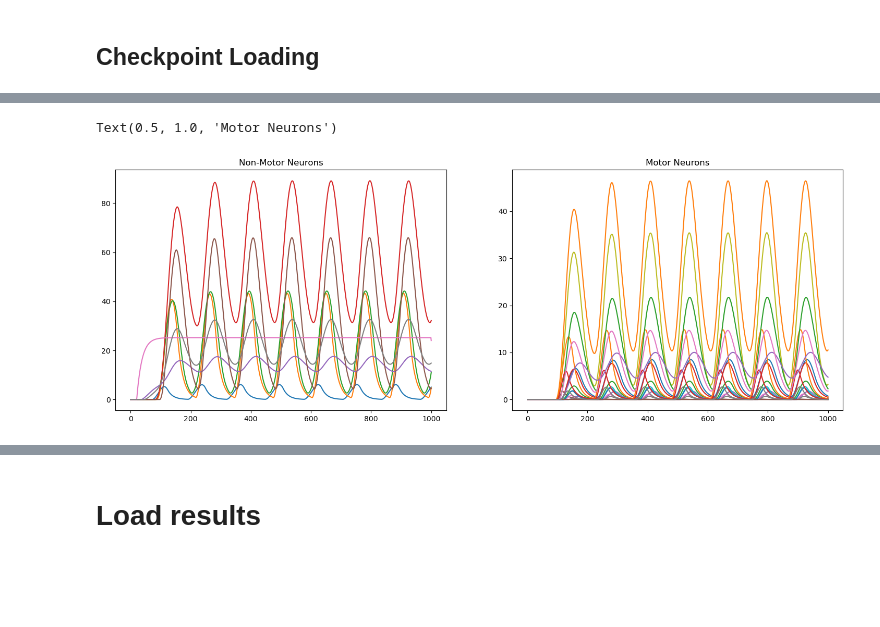
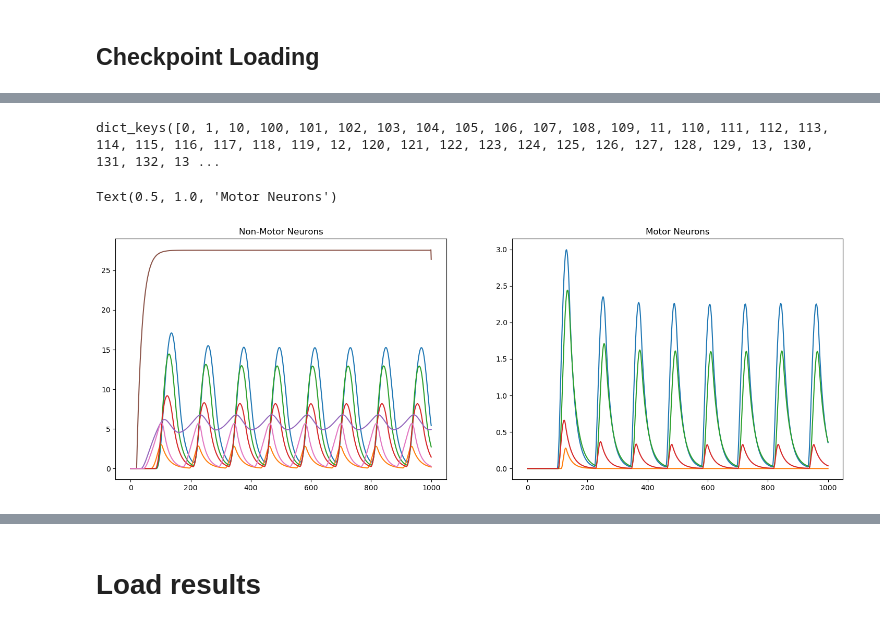
Before and after one commit to smpuglie/Pugliese_cpg_2025, a Jupyter notebook: notebooks/run_config.ipynb, the cells around one changed output, grey strips where cells are left out. Cells and saved outputs as stored; diff of their text form; code cells hidden in the pictures; blank space fills up the shorter version.

Commit message:
fixed checkpoint loading

```diff
--- a/notebooks/run_config.ipynb
+++ b/notebooks/run_config.ipynb
@@ -102,7 +102,7 @@ def print_dict_shapes(data, prefix="", max_depth=10, current_depth=0):
 # %% [output]
 Using diffeqsolve-based neural simulation (original)
 # %%
-experiment = 'DNg100_Stim_Prune'
+experiment = 'DNb08_Stim_Prune'
 version = 'hyak'
 base_dir = Path(f'/gscratch/portia/eabe/Pugliese_2025/{experiment}/{version}')
 # base_dir = Path(f'/data/users/eabe/Pugliese_2025/{experiment}/{version}')
@@ -112,7 +112,7 @@ for n, run_cfg in enumerate(run_cfg_list):
 
 # ###### Load and update config with specified paths template ######
 
-cfg_num = 4
+cfg_num = -2
 # print(f'\n📁 Loading config {cfg_num}: {run_cfg_list[cfg_num]}')
 
 # NEW APPROACH: Load config and replace paths using glados.yaml template
@@ -191,11 +191,14 @@ NeuronParams(W=None, tau=None, a=None, threshold=None, fr_cap=None, input_curren
 # %%
 latest_checkpoint, base_name = find_latest_checkpoint(checkpoint_dir)
 print(latest_checkpoint)
-checkpoint_h5_path = latest_checkpoint / f"{base_name}.h5"
-metadata_yaml_path = latest_checkpoint / f"{base_name}.yaml"
-checkpoint_dict = ioh5.load(checkpoint_h5_path, enable_jax=True)
+checkpoint_state, adjusted_neuron_params, metadata = load_checkpoint(
+    latest_checkpoint, base_name, neuron_params
+)
+# checkpoint_h5_path = latest_checkpoint / f"{base_name}.h5"
+# metadata_yaml_path = latest_checkpoint / f"{base_name}.yaml"
+# checkpoint_dict = ioh5.load(checkpoint_h5_path, enable_jax=True)
 
-metadata = OmegaConf.load(metadata_yaml_path)
+# metadata = OmegaConf.load(metadata_yaml_path)
 
 # Convert relevant arrays to JAX arrays manually
 # for key in ['batch_index', 'completed_batches', 'total_batches', 'n_result_batches']:
@@ -215,18 +684,23 @@ metadata = OmegaConf.load(metadata_yaml_path)
+# %%
+checkpoint_state.mini_circuits_dict
+# %% [output]
+dict_keys([0, 1, 10, 100, 101, 102, 103, 104, 105, 106, 107, 108, 109, 11, 110, 111, 112, 113, 114, 115, 116, 117, 118, 119, 12, 120, 121, 122, 123, 124, 125, 126, 127, 128, 129, 13, 130, 131, 132, 13 ...
 # %%
-R = checkpoint_dict['results']['sim_1']
+sim_idx = 400
+R = checkpoint_state.results_dict[sim_idx]
 w_table = pd.read_csv(cfg.experiment.dfPath,index_col=0)
 mn_mask = jnp.isin(jnp.arange(sim_params.n_neurons), neuron_params.mn_idxs)
 nonmns_idxs = jnp.where((jnp.sum(R,axis=-1)>0.01) & ~mn_mask)[0]
 mn_idxs = jnp.where((jnp.sum(R,axis=-1)>0.01) & mn_mask)[0]
 
 fig, axs = plt.subplots(1,2, figsize=(18, 6))
 for i in nonmns_idxs:
     axs[0].plot(R[i])
 axs[0].set_title("Non-Motor Neurons")
 for i in mn_idxs:
     axs[1].plot(R[i])
 axs[1].set_title("Motor Neurons")
 # %% [output]
 Text(0.5, 1.0, 'Motor Neurons')
-[figure, old version]
+[figure, new version]
 # %%
```
Also changed, not shown: parts of 12 cells of this notebook, 7 other files.
